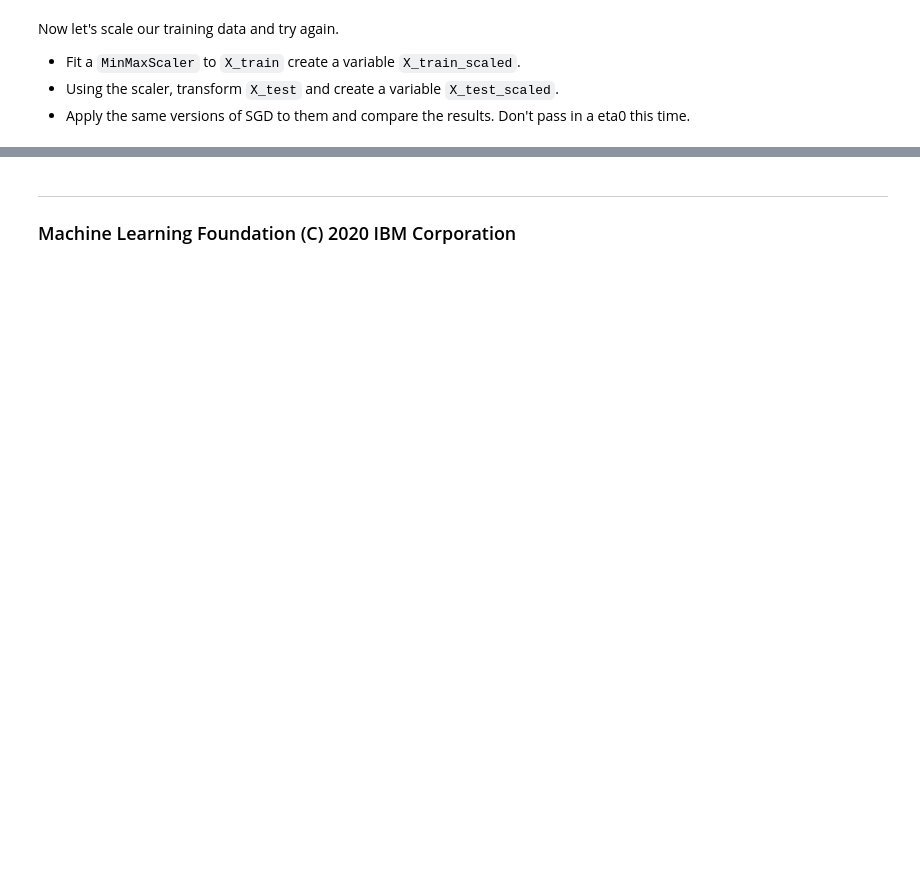
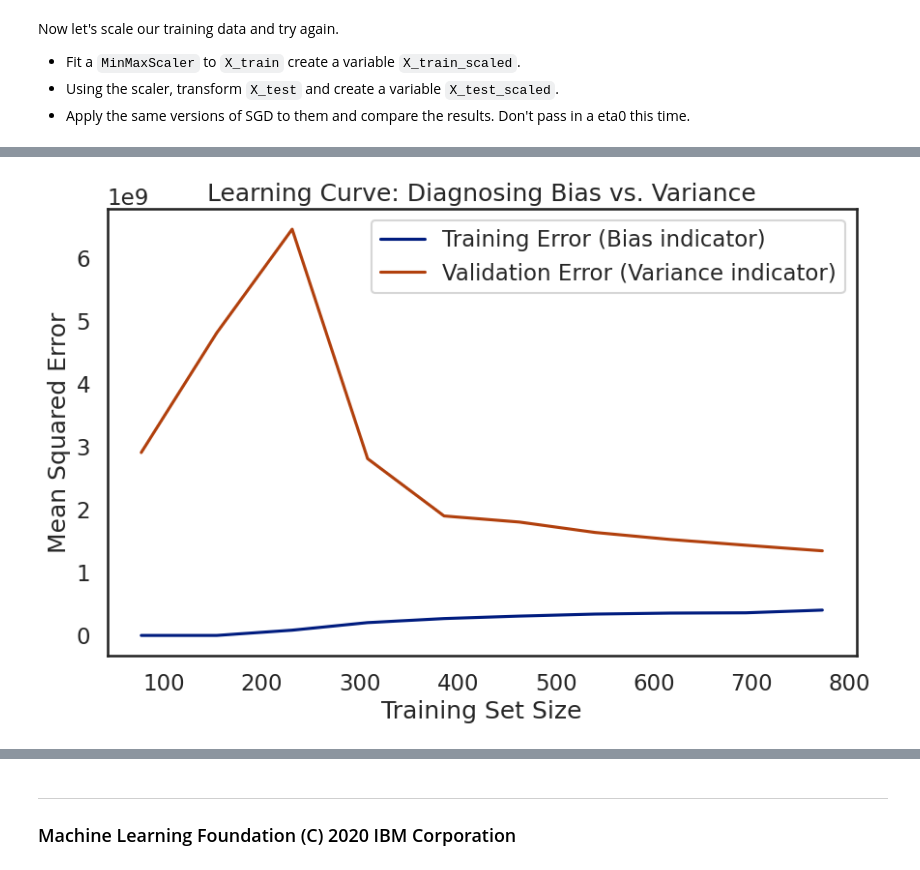
Before and after one commit to batspike/ML-Projects-and-Tutorials, a Jupyter notebook: IBM_Machine_Learning/02_SupervisedMachineLearning_Regression/Module4_DemoLab_PolynomialFeaturesAndRegularization.ipynb, the cells around one changed output, grey strips where cells are left out. Drawn from its saved outputs; the diff is of its cells as text; code cells hidden in the pictures; blank space fills up the shorter version.

```diff
--- a/IBM_Machine_Learning/02_SupervisedMachineLearning_Regression/Module4_DemoLab_PolynomialFeaturesAndRegularization.ipynb
+++ b/IBM_Machine_Learning/02_SupervisedMachineLearning_Regression/Module4_DemoLab_PolynomialFeaturesAndRegularization.ipynb
@@ -603,0 +670,29 @@ rmse_df
+# %%
+import numpy as np
+import matplotlib.pyplot as plt
+from sklearn.model_selection import learning_curve
+
+def plot_learning_curve(model, X, y):
+    train_sizes, train_scores, val_scores = learning_curve(
+        model, X, y, cv=5, n_jobs=-1,
+        train_sizes=np.linspace(0.1, 1.0, 10),
+        scoring='neg_mean_squared_error'
+    )
+
+    # Calculate means for plotting
+    train_scores_mean = -np.mean(train_scores, axis=1)
+    val_scores_mean = -np.mean(val_scores, axis=1)
+
+    plt.figure(figsize=(10, 6))
+    plt.plot(train_sizes, train_scores_mean, label='Training Error (Bias indicator)')
+    plt.plot(train_sizes, val_scores_mean, label='Validation Error (Variance indicator)')
+    plt.xlabel('Training Set Size')
+    plt.ylabel('Mean Squared Error')
+    plt.legend()
+    plt.title('Learning Curve: Diagnosing Bias vs. Variance')
+    plt.show()
+
+# Use it on your existing regression model (e.g., lr, rr, or lassor)
+plot_learning_curve(lr, X_train, y_train)
+# %% [output]
+[figure, added]
```
Also changed, not shown: parts of 15 cells of this notebook, 1 other file.
